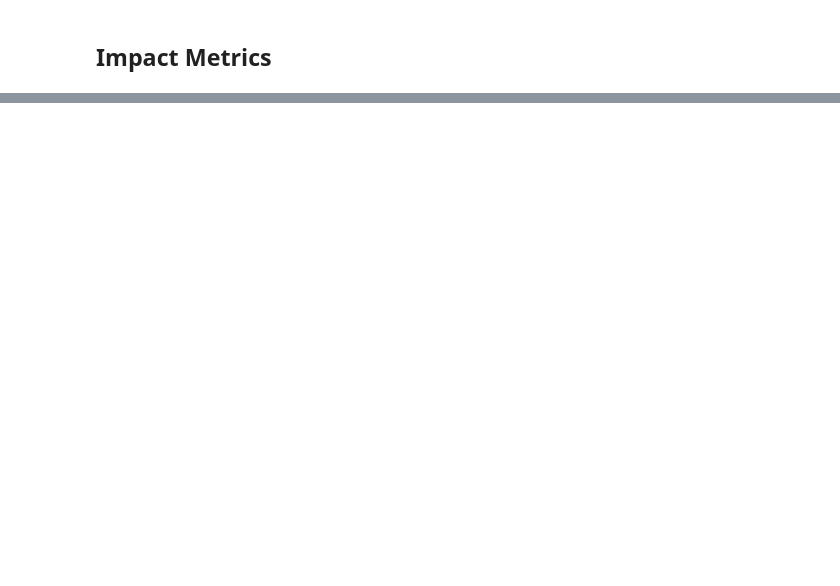
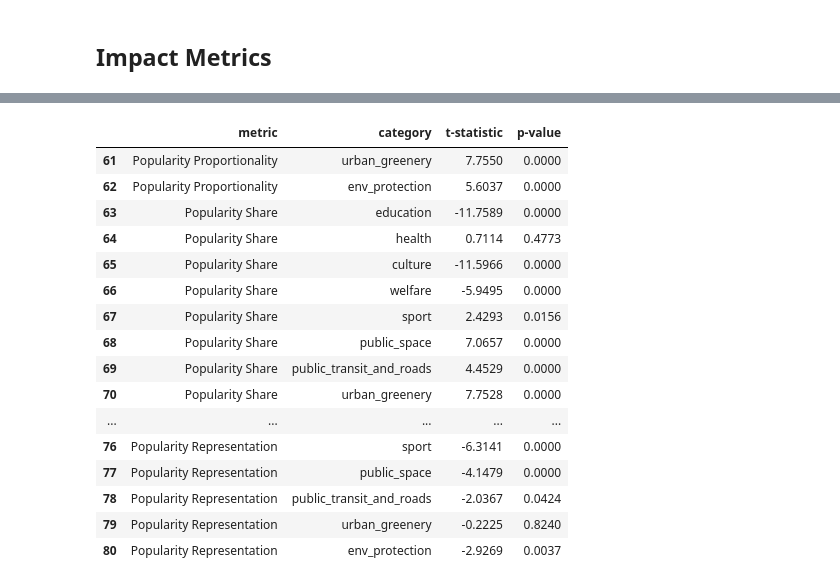
Before and after one commit to TDI-Lab/Impact-Analysis-Participatory-Budgeting, a Jupyter notebook: notebooks/t-test_impact_areas.ipynb, the cells around one changed output, grey strips where cells are left out. Cells and saved outputs as stored; diff of their text form; code cells hidden in the pictures; blank space fills up the shorter version.

Commit message:
UPDATE: Added t-test results on popularity share and popularity representation for impact areas

```diff
--- a/notebooks/t-test_impact_areas.ipynb
+++ b/notebooks/t-test_impact_areas.ipynb
@@ -577,7 +668,6 @@ ttest_stats = pd.DataFrame(columns=['metric', 'category', 't-statistic', 'p-valu
 
 from scipy.stats import ttest_rel
 
-# for budget share across each category
 print("\n----------------------Paired T-tests on Budget Share----------------------")
 for category in categories_set:
     category_title = category_title_map[category]
@@ -609,6 +699,34 @@ for category in categories_set:
     temp_df_cleaned = temp_df.dropna()
     tstats, pvalue = ttest_rel(temp_df_cleaned[f'ug_project_proportionality_{category}'], temp_df_cleaned[f'es_project_proportionality_{category}'])
     ttest_stats.loc[len(ttest_stats)] = {'metric': 'Project Proportionality', 'category': category, 't-statistic': tstats, 'p-value': pvalue }
+
+print("\n----------------------Paired T-tests on Cost Proportionality----------------------")
+for category in categories_set:
+    category_title = category_title_map[category]
+    temp_df = election_data[[f'ug_cost_proportionality_{category}', f'es_cost_proportionality_{category}']]
+    temp_df_cleaned = temp_df.dropna()
+    tstats, pvalue = ttest_rel(temp_df_cleaned[f'ug_cost_proportionality_{category}'], temp_df_cleaned[f'es_cost_proportionality_{category}'])
+    ttest_stats.loc[len(ttest_stats)] = {'metric': 'Cost Proportionality', 'category': category, 't-statistic': tstats, 'p-value': pvalue }
+
+print("\n---------------------Paired T-tests on Popularity Proportionality----------------------")
+for category in categories_set:
+    category_title = category_title_map[category]
+    temp_df = election_data[[f'ug_popularity_proportionality_{category}', f'es_popularity_proportionality_{category}']]
+    temp_df_cleaned = temp_df.dropna()
+    tstats, pvalue = ttest_rel(temp_df_cleaned[f'ug_popularity_proportionality_{category}'], temp_df_cleaned[f'es_popularity_proportionality_{category}'])
+    ttest_stats.loc[len(ttest_stats)] = {'metric': 'Popularity Proportionality', 'category': category, 't-statistic': tstats, 'p-value': pvalue }
+
+print("\n----------------------Paired T-tests on Popularity Share----------------------")
+for category in categories_set:
+    category_title = category_title_map[category]
+    tstats, pvalue = ttest_rel(election_data[f'ug_popularity_share_{category}'], election_data[f'es_popularity_share_{category}'])
+    ttest_stats.loc[len(ttest_stats)] = {'metric': 'Popularity Share', 'category': category, 't-statistic': tstats, 'p-value': pvalue }
+
+print("\n----------------------Paired T-tests on Popularity Representation----------------------")
+for category in categories_set:
+    category_title = category_title_map[category]
+    tstats, pvalue = ttest_rel(election_data[f'ug_popularity_representation_{category}'], election_data[f'es_popularity_representation_{category}'])
+    ttest_stats.loc[len(ttest_stats)] = {'metric': 'Popularity Representation', 'category': category, 't-statistic': tstats, 'p-value': pvalue }
 # %% [output]
 ----------------------Paired T-tests on Budget Share----------------------
 
@@ -622,2 +748,22 @@ for category in categories_set:
 # %%
 ttest_stats.to_csv('./paired_t_test_results.csv', index=False)
+# %%
+ttest_stats.tail(20)
+# %% [output]
+|  | metric | category | t-statistic | p-value |
+| 61 | Popularity Proportionality | urban_greenery | 7.7550 | 0.0000 |
+| 62 | Popularity Proportionality | env_protection | 5.6037 | 0.0000 |
+| 63 | Popularity Share | education | -11.7589 | 0.0000 |
+| 64 | Popularity Share | health | 0.7114 | 0.4773 |
+| 65 | Popularity Share | culture | -11.5966 | 0.0000 |
+| 66 | Popularity Share | welfare | -5.9495 | 0.0000 |
+| 67 | Popularity Share | sport | 2.4293 | 0.0156 |
+| 68 | Popularity Share | public_space | 7.0657 | 0.0000 |
+| 69 | Popularity Share | public_transit_and_roads | 4.4529 | 0.0000 |
+| 70 | Popularity Share | urban_greenery | 7.7528 | 0.0000 |
+| ... | ... | ... | ... | ... |
+| 76 | Popularity Representation | sport | -6.3141 | 0.0000 |
+| 77 | Popularity Representation | public_space | -4.1479 | 0.0000 |
+| 78 | Popularity Representation | public_transit_and_roads | -2.0367 | 0.0424 |
+| 79 | Popularity Representation | urban_greenery | -0.2225 | 0.8240 |
+| 80 | Popularity Representation | env_protection | -2.9269 | 0.0037 |
```
Also changed, not shown: parts of 7 cells of this notebook.
